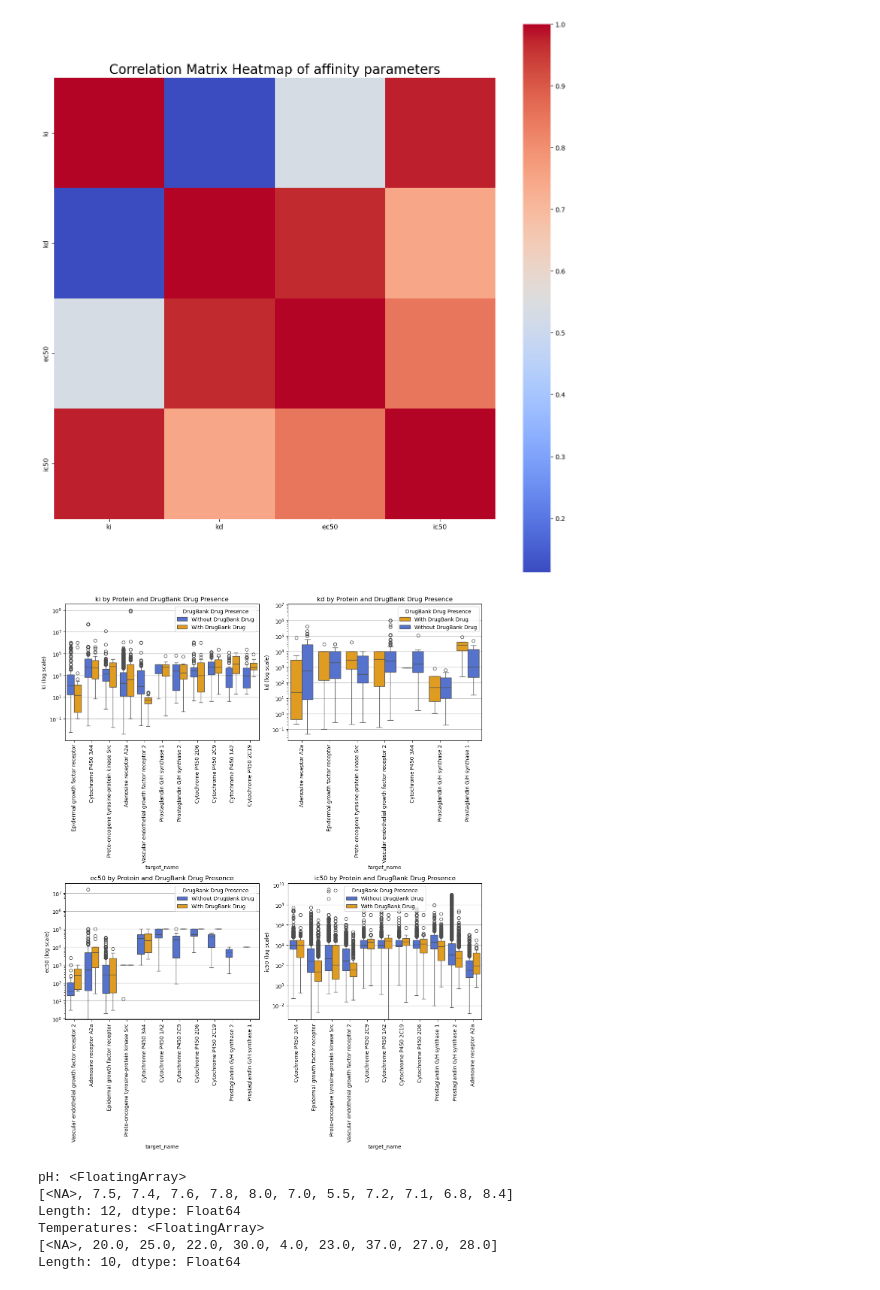
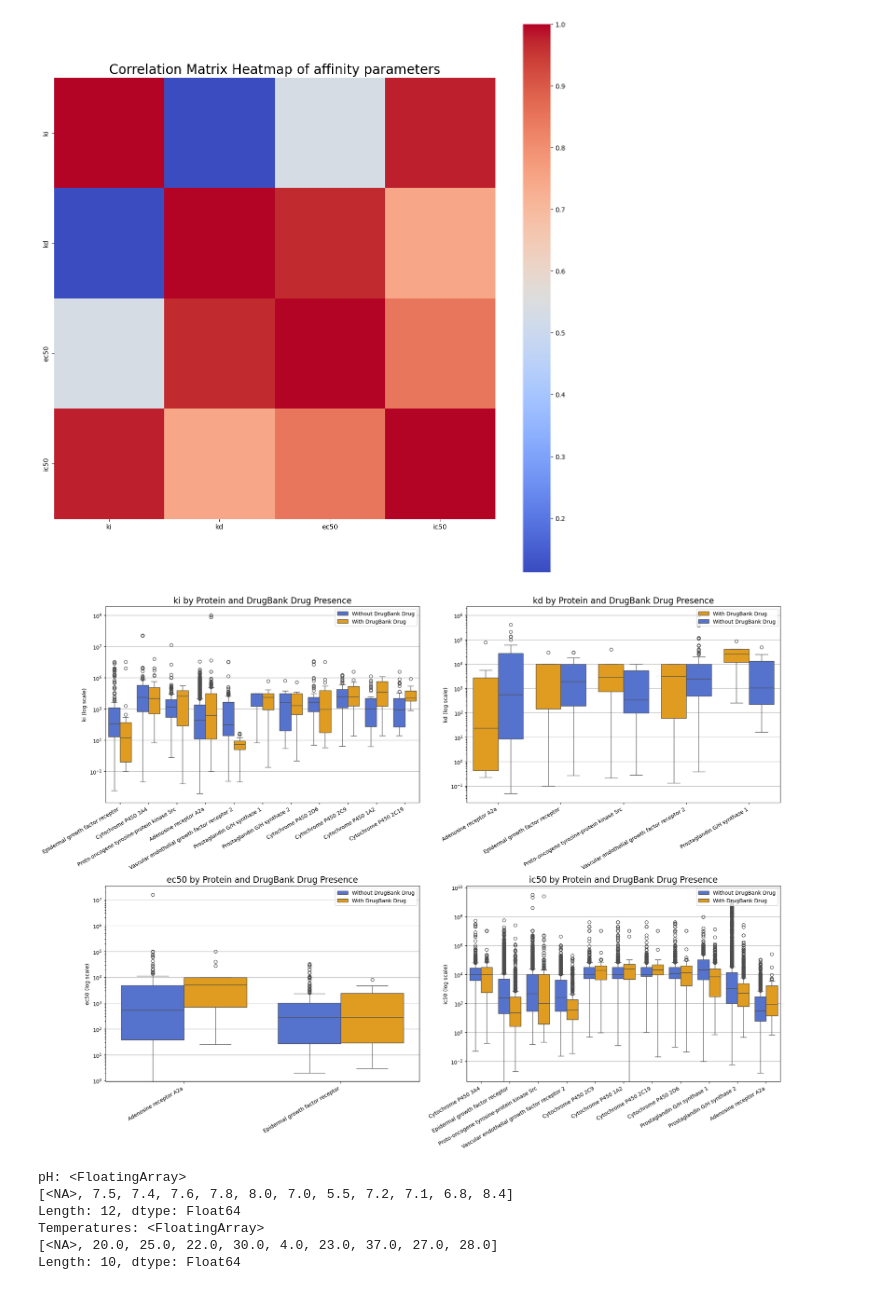
Before and after one commit to epfl-ada/ada-2024-project-hyperbabbage, a Jupyter notebook: chemical_analysis_update.ipynb, the cells around one changed output. Drawn from its saved outputs; the diff is of its cells as text; code cells hidden in the pictures.

Commit message:
better boxplots

```diff
--- a/chemical_analysis_update.ipynb
+++ b/chemical_analysis_update.ipynb
@@ -390,56 +390,57 @@ plt.show()
 # %% [output]
 [figure]
 # %%
-
-# Define custom colors for specific values in `drugbank_drug_name_present`
 custom_palette = {
     "Without DrugBank Drug": "royalblue",    # Assign "blue" to "Present"
     "With DrugBank Drug": "orange",   # Assign "orange" to "Absent"
 }
 
-# Plot the data
-fig, axes = plt.subplots(2, 2, figsize=(12, 15))
+BOXPLOT_MINIMUM_COUNT = 5
 
-# Flatten the axes array for easier iteration
+fig, axes = plt.subplots(2, 2, figsize=(20, 15))
+
 axes = axes.flatten()
 
-# Iterate through chemical parameters
 for i, col in enumerate(chemical_param_list):
-    # Filter data (remove NaNs and duplicates)
     data = filtered_df[(filtered_df[col].notna())].drop_duplicates()
 
-    # Create boxplot
-    sns.boxplot(
-        data=data,
-        x="target_name",
-        y=col,
-        hue="drugbank_drug_name_present",  # Group by DrugBank drug presence
-        ax=axes[i],
-        palette=custom_palette
-    )
+    counts = data.groupby(["target_name", "drugbank_drug_name_present"]).size().unstack(fill_value=0)
+    valid_targets = counts[
+        (counts["Without DrugBank Drug"] >= BOXPLOT_MINIMUM_COUNT) & (counts["With DrugBank Drug"] >= BOXPLOT_MINIMUM_COUNT)
+    ].index
+    filtered_data = data[data["target_name"].isin(valid_targets)]
 
-    # Set y-axis to log scale
-    axes[i].set_yscale("log")
 
-    # Rotate x-axis labels
-    axes[i].tick_params(axis='x', rotation=90)
+    if not filtered_data.empty:
 
-    # Set titles and labels
-    axes[i].set_title(f"{col} by Protein and DrugBank Drug Presence", fontsize=12)
-    #axes[i].set_xlabel("DrugBank Protein Name", fontsize=10)
-    axes[i].set_ylabel(f"{col} (log scale)", fontsize=10)
+        sns.boxplot(
+            data=filtered_data,
+            x="target_name",
+            y=col,
+            hue="drugbank_drug_name_present",  # Group by DrugBank drug presence
+            ax=axes[i],
+            palette=custom_palette,
+            # width=0.2,
+            # dodge=True
+        )
 
-    # Add legend
-    axes[i].legend(title="DrugBank Drug Presence", fontsize=10)
+        axes[i].set_yscale("log")
+        axes[i].tick_params(axis='x', rotation=30)
+        for tick in axes[i].get_xticklabels():
+            tick.set_ha('right')
 
-    # Add gridlines for y-axis
-    axes[i].grid(axis="y")
+        axes[i].set_title(f"{col} by Protein and DrugBank Drug Presence", fontsize=16)
+        axes[i].set_ylabel(f"{col} (log scale)", fontsize=10)
+        axes[i].set_xlabel("")
+
+        axes[i].legend(title="", fontsize=10, loc='upper right')
+        axes[i].grid(axis="y")
 
 # Adjust layout for better spacing
 plt.tight_layout()
 
 # Show the plot
 plt.show()
 # %% [output]
-[figure, old version]
+[figure, new version]
 # %%
```
Also changed, not shown: parts of 3 cells of this notebook.
